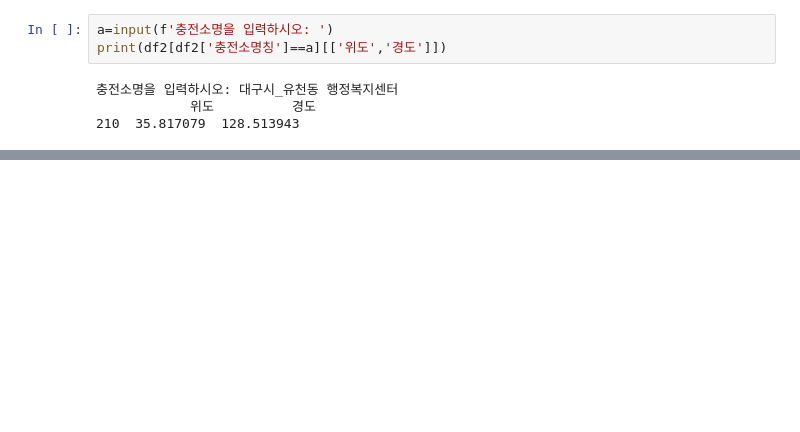
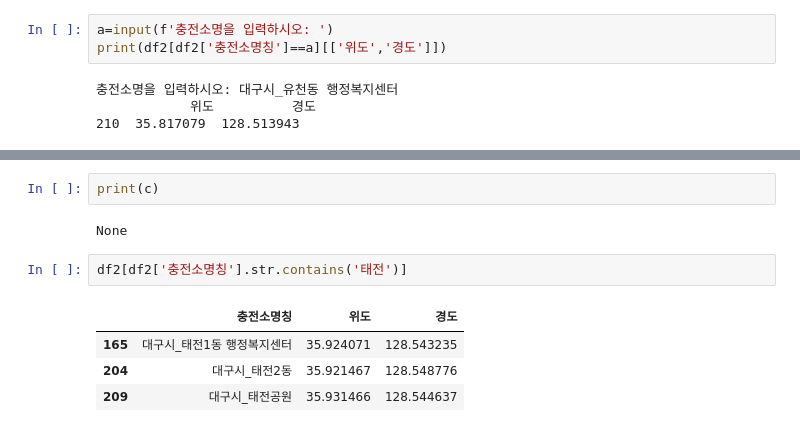
Before and after one commit to HoJin1014/KNU-BIGDATA-study, a Jupyter notebook: 2022.10.18/ex_electroniccar1.ipynb, the cells around one changed output, grey strips where cells are left out. Cells and saved outputs as stored; diff of their text form; blank space fills up the shorter version.

```diff
--- a/2022.10.18/ex_electroniccar1.ipynb
+++ b/2022.10.18/ex_electroniccar1.ipynb
@@ -470,0 +498,11 @@ for i in range(211):
+# %%
+print(c)
+# %% [output]
+None
+# %%
+df2[df2['충전소명칭'].str.contains('태전')]
+# %% [output]
+|  | 충전소명칭 | 위도 | 경도 |
+| 165 | 대구시_태전1동 행정복지센터 | 35.924071 | 128.543235 |
+| 204 | 대구시_태전2동 | 35.921467 | 128.548776 |
+| 209 | 대구시_태전공원 | 35.931466 | 128.544637 |
```
Also changed, not shown: parts of 22 cells of this notebook.
